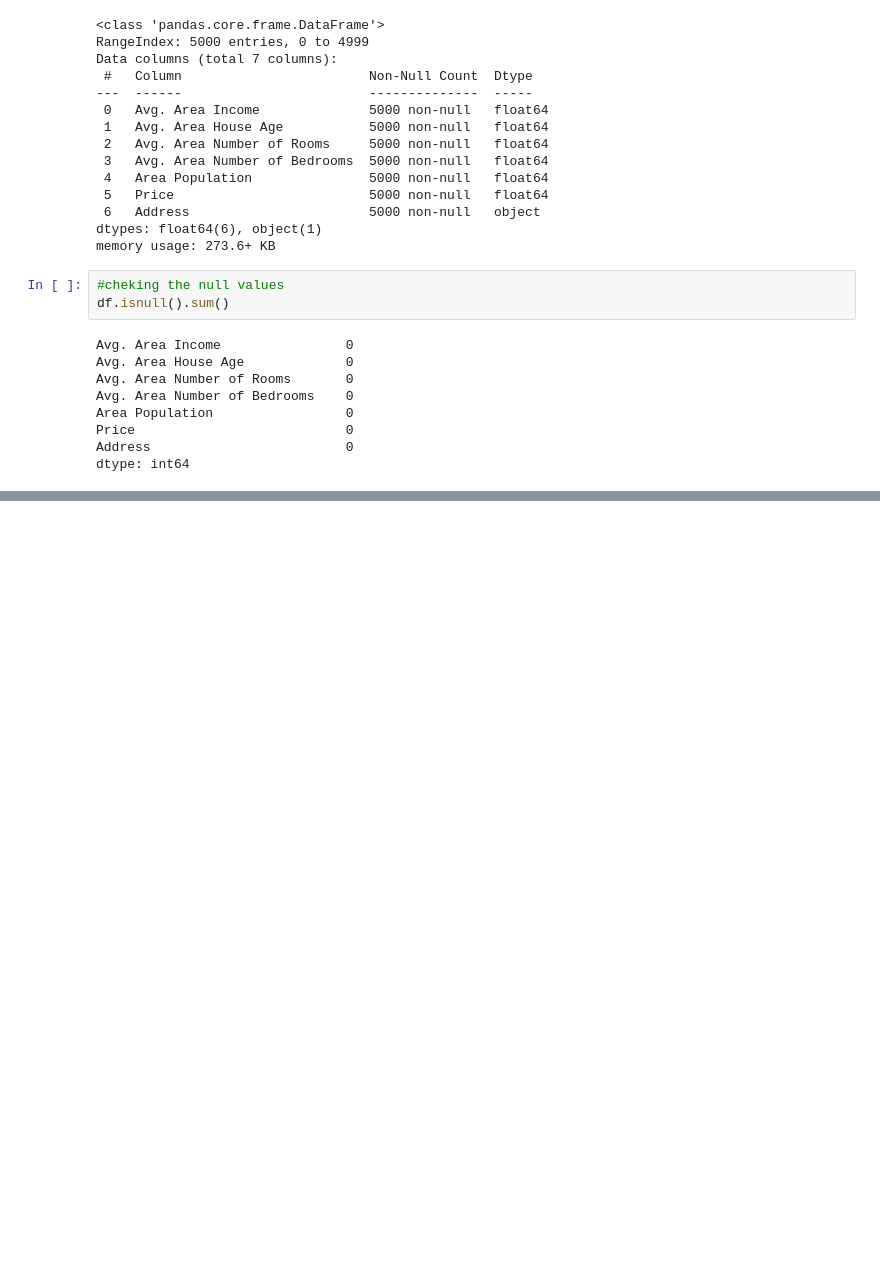
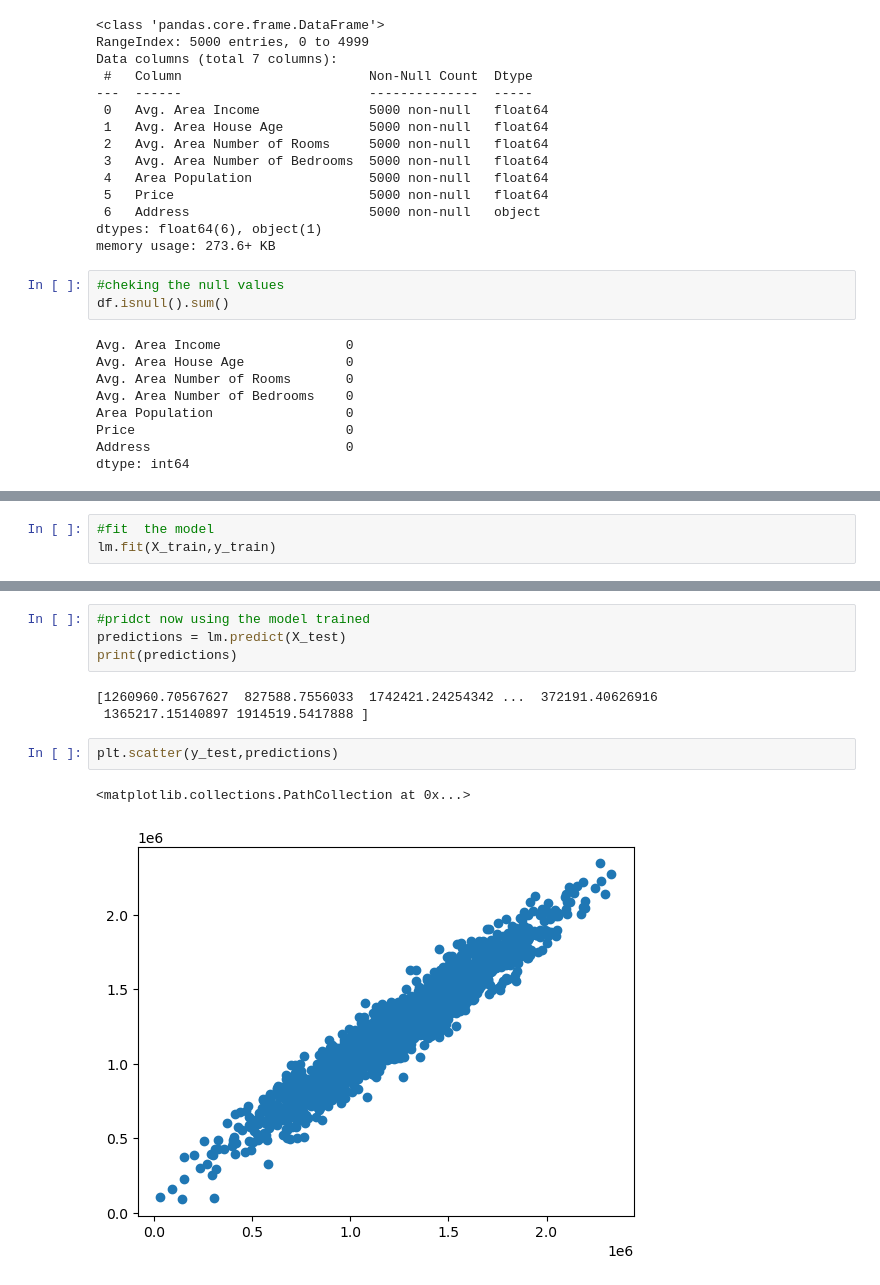
Before and after one commit to CodeBall-Pitch/Fake-news-detection, a Jupyter notebook: house_price_prediction/house_prediction.ipynb, the cells around one changed output, grey strips where cells are left out. Cells and saved outputs as stored; diff of their text form; blank space fills up the shorter version.

```diff
--- a/house_price_prediction/house_prediction.ipynb
+++ b/house_price_prediction/house_prediction.ipynb
@@ -68,0 +98,3 @@ sns.pairplot(df)
+# %%
+#fit  the model
+lm.fit(X_train,y_train)
@@ -68,0 +128,12 @@ sns.pairplot(df)
+# %%
+#pridct now using the model trained
+predictions = lm.predict(X_test)
+print(predictions)
+# %% [output]
+[1260960.70567627  827588.7556033  1742421.24254342 ...  372191.40626916
+ 1365217.15140897 1914519.5417888 ]
+# %%
+plt.scatter(y_test,predictions)
+# %% [output]
+<matplotlib.collections.PathCollection at 0x...>
+[figure, added]
```
Also changed, not shown: parts of 14 cells of this notebook.
